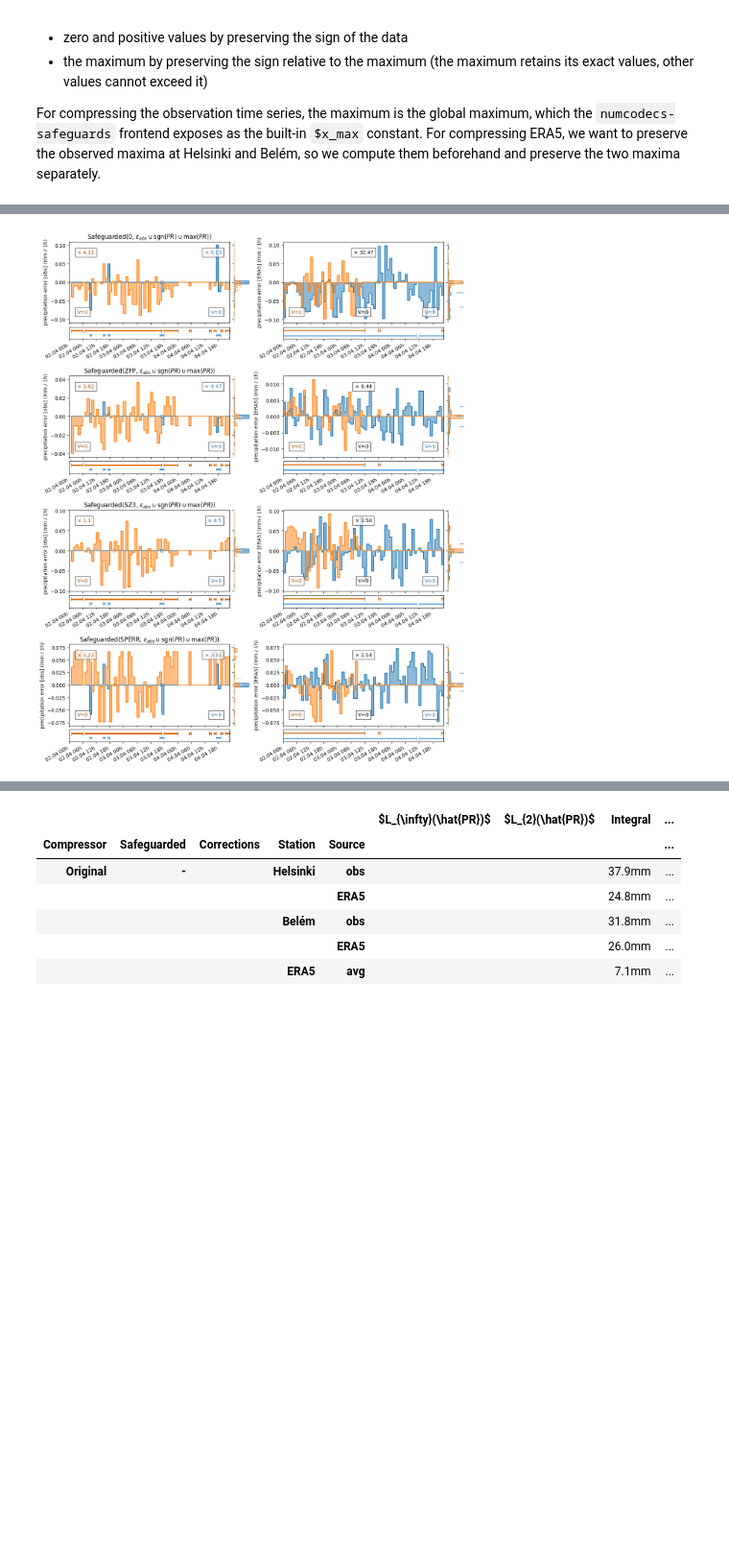
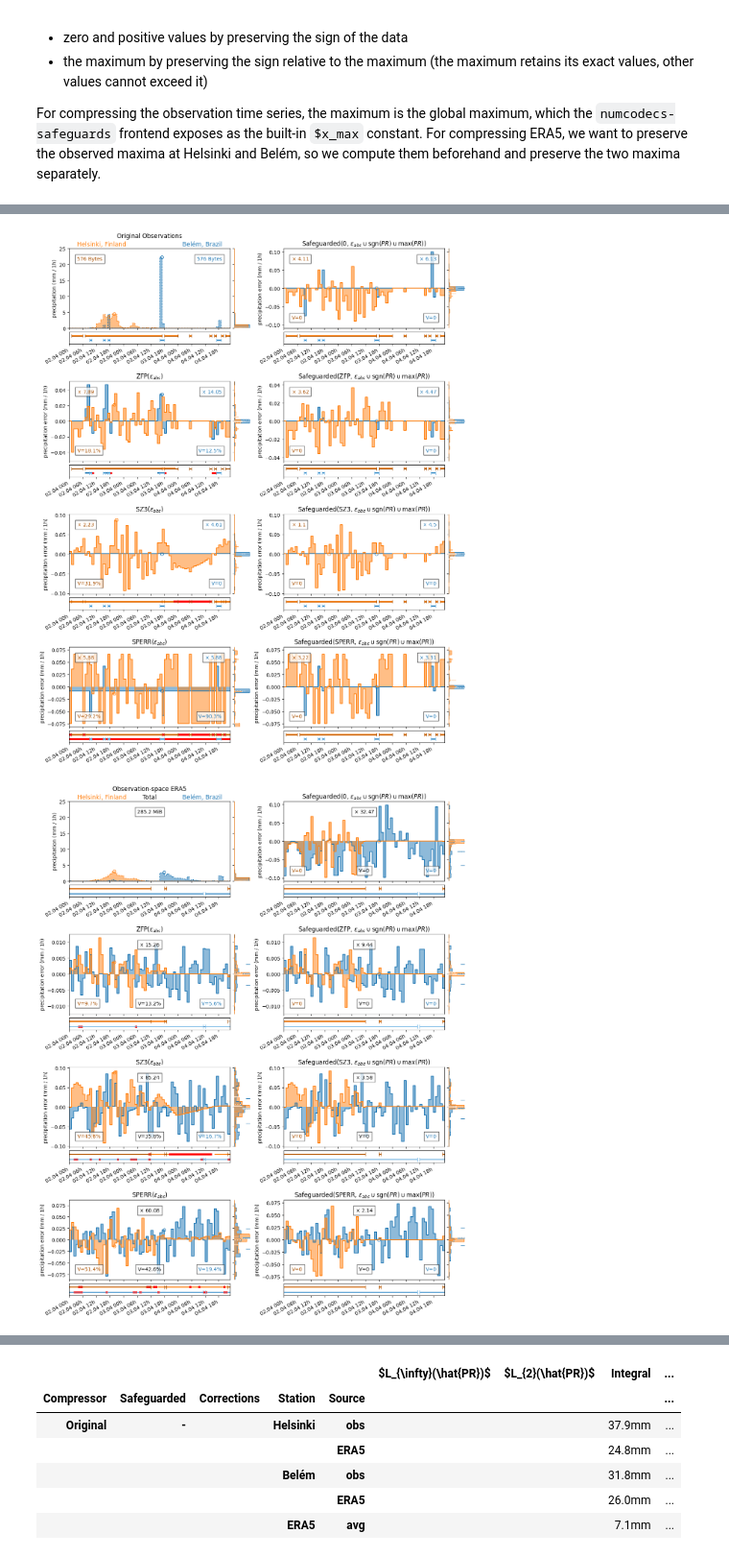
Before and after one commit to juntyr/compression-safeguards, a Jupyter notebook: examples/precipitation.ipynb, the cells around one changed output, grey strips where cells are left out. Shown at 96% size. Drawn from its saved outputs; the diff is of its cells as text; code cells hidden in the pictures; blank space fills up the shorter version.

Commit message:
rearrange subplots into obs vs ERA5

```diff
--- a/examples/precipitation.ipynb
+++ b/examples/precipitation.ipynb
@@ -1731,9 +1609,60 @@ The safeguards correctly preserve all properties of interest. However, the total
 # %%
-fig, axs = plt.subplots(4, 2, figsize=(12, 15))
+fig1, axs1 = plt.subplots(4, 2, figsize=(12, 15))
+fig2, axs2 = plt.subplots(4, 2, figsize=(12, 15))
 
 plot_precipitation(
-    axs[0, 0],
-    axs[0, 1],
+    axs1[0, 0],
+    axs2[0, 0],
+    ERA5_PR,
+    1.0,
+    Belem_PR,
+    1.0,
+    Helsinki_PR,
+    1.0,
+    eb_abs,
+    "Original",
+    reference=True,
+)
+plot_precipitation(
+    axs1[1, 0],
+    axs2[1, 0],
+    ERA5_PR_zfp,
+    ERA5_PR_zfp_cr,
+    Belem_PR_zfp,
+    Belem_PR_zfp_cr,
+    Helsinki_PR_zfp,
+    Helsinki_PR_zfp_cr,
+    eb_abs,
+    r"ZFP($\epsilon_{{abs}}$)",
+)
+plot_precipitation(
+    axs1[2, 0],
+    axs2[2, 0],
+    ERA5_PR_sz3,
+    ERA5_PR_sz3_cr,
+    Belem_PR_sz3,
+    Belem_PR_sz3_cr,
+    Helsinki_PR_sz3,
+    Helsinki_PR_sz3_cr,
+    eb_abs,
+    r"SZ3($\epsilon_{{abs}}$)",
+)
+plot_precipitation(
+    axs1[3, 0],
+    axs2[3, 0],
+    ERA5_PR_sperr,
+    ERA5_PR_sperr_cr,
+    Belem_PR_sperr,
+    Belem_PR_sperr_cr,
+    Helsinki_PR_sperr,
+    Helsinki_PR_sperr_cr,
+    eb_abs,
+    r"SPERR($\epsilon_{{abs}}$)",
+)
+
+plot_precipitation(
+    axs1[0, 1],
+    axs2[0, 1],
     ERA5_PR_sg["zero"],
     ERA5_PR_sg_cr["zero"],
     Belem_PR_sg["zero"],
@@ -1746,8 +1675,8 @@ plot_precipitation(
 )
 
 plot_precipitation(
-    axs[1, 0],
-    axs[1, 1],
+    axs1[1, 1],
+    axs2[1, 1],
     ERA5_PR_sg["zfp.rs"],
     ERA5_PR_sg_cr["zfp.rs"],
     Belem_PR_sg["zfp.rs"],
@@ -1759,37 +1688,41 @@ plot_precipitation(
     corr=(ERA5_PR_zfp, Belem_PR_zfp, Helsinki_PR_zfp),
 )
 
 plot_precipitation(
-    axs[2, 0],
-    axs[2, 1],
+    axs1[2, 1],
+    axs2[2, 1],
     ERA5_PR_sg["sz3.rs"],
     ERA5_PR_sg_cr["sz3.rs"],
     Belem_PR_sg["sz3.rs"],
     Belem_PR_sg_cr["sz3.rs"],
     Helsinki_PR_sg["sz3.rs"],
     Helsinki_PR_sg_cr["sz3.rs"],
     eb_abs,
     r"Safeguarded(SZ3, $\epsilon_{{abs}} \cup \text{sgn}(PR) \cup \max(PR)$)",
     corr=(ERA5_PR_sz3, Belem_PR_sz3, Helsinki_PR_sz3),
 )
 
 plot_precipitation(
-    axs[3, 0],
-    axs[3, 1],
+    axs1[3, 1],
+    axs2[3, 1],
     ERA5_PR_sg["sperr.rs"],
     ERA5_PR_sg_cr["sperr.rs"],
     Belem_PR_sg["sperr.rs"],
     Belem_PR_sg_cr["sperr.rs"],
     Helsinki_PR_sg["sperr.rs"],
     Helsinki_PR_sg_cr["sperr.rs"],
     eb_abs,
     r"Safeguarded(SPERR, $\epsilon_{{abs}} \cup \text{sgn}(PR) \cup \max(PR)$)",
     corr=(ERA5_PR_sperr, Belem_PR_sperr, Helsinki_PR_sperr),
 )
 
-plt.tight_layout()
+fig1.tight_layout()
+fig2.tight_layout()
 
-plt.savefig("precipitation-sg.pdf")
+fig1.savefig("precipitation-obs.pdf")
+fig2.savefig("precipitation-era5.pdf")
+
 plt.show()
 # %% [output]
-[figure, old version]
+[figure, new version]
+[figure, added]
```
Also changed, not shown: parts of 7 cells of this notebook.
